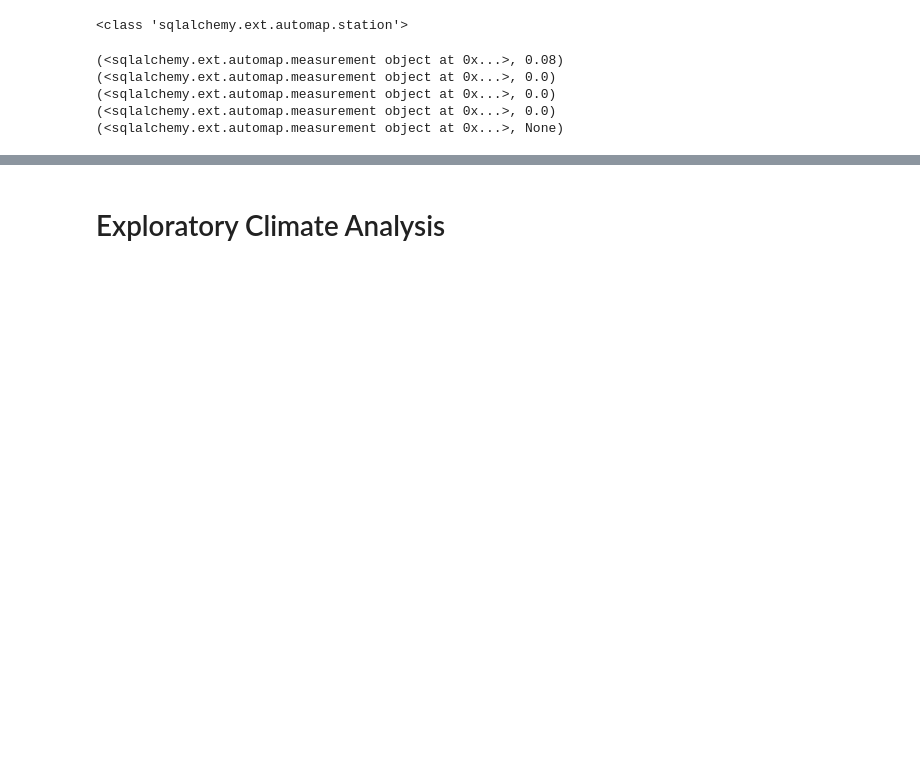
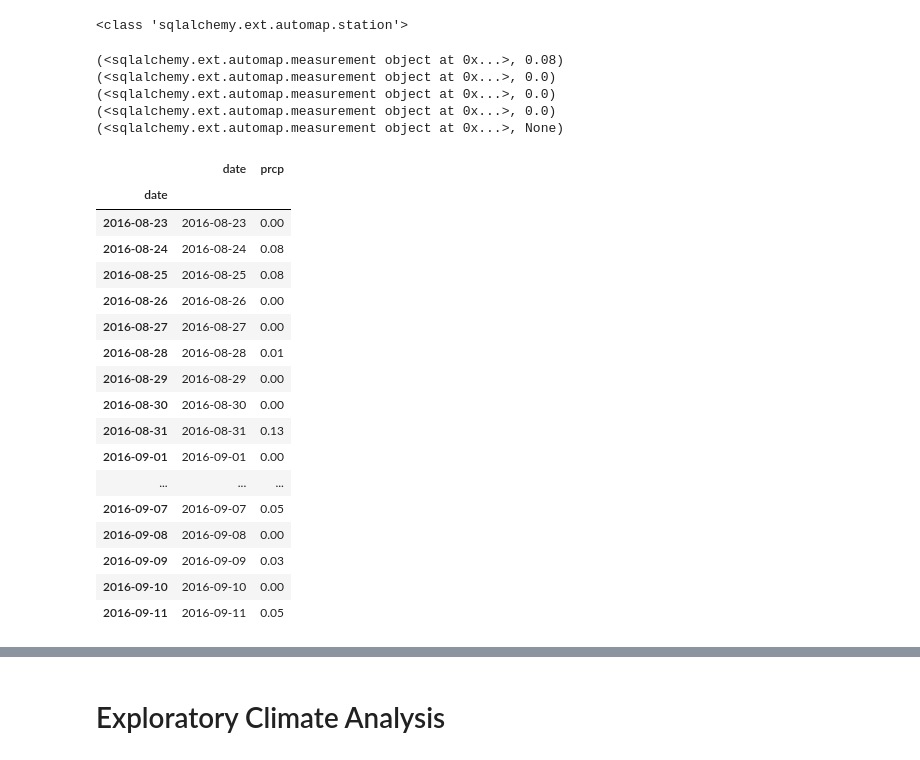
Before and after one commit to Rob397/sqlalchemy-challenge, a Jupyter notebook: climate_starter.ipynb, the cells around one changed output, grey strips where cells are left out. Saved outputs shown, nothing was run; the diff lists cells and outputs as text; code cells hidden in the pictures; blank space fills up the shorter version.

```diff
--- a/climate_starter.ipynb
+++ b/climate_starter.ipynb
@@ -90,0 +123,22 @@ for row in session.query(measurement, measurement.prcp).limit(5).all():
+# %%
+df.sort_index()
+df.head(20)
+# %% [output]
+|  | date | prcp |
+| date |  |  |
+| 2016-08-23 | 2016-08-23 | 0.00 |
+| 2016-08-24 | 2016-08-24 | 0.08 |
+| 2016-08-25 | 2016-08-25 | 0.08 |
+| 2016-08-26 | 2016-08-26 | 0.00 |
+| 2016-08-27 | 2016-08-27 | 0.00 |
+| 2016-08-28 | 2016-08-28 | 0.01 |
+| 2016-08-29 | 2016-08-29 | 0.00 |
+| 2016-08-30 | 2016-08-30 | 0.00 |
+| 2016-08-31 | 2016-08-31 | 0.13 |
+| 2016-09-01 | 2016-09-01 | 0.00 |
+| ... | ... | ... |
+| 2016-09-07 | 2016-09-07 | 0.05 |
+| 2016-09-08 | 2016-09-08 | 0.00 |
+| 2016-09-09 | 2016-09-09 | 0.03 |
+| 2016-09-10 | 2016-09-10 | 0.00 |
+| 2016-09-11 | 2016-09-11 | 0.05 |
```
Also changed, not shown: parts of 8 cells of this notebook.
